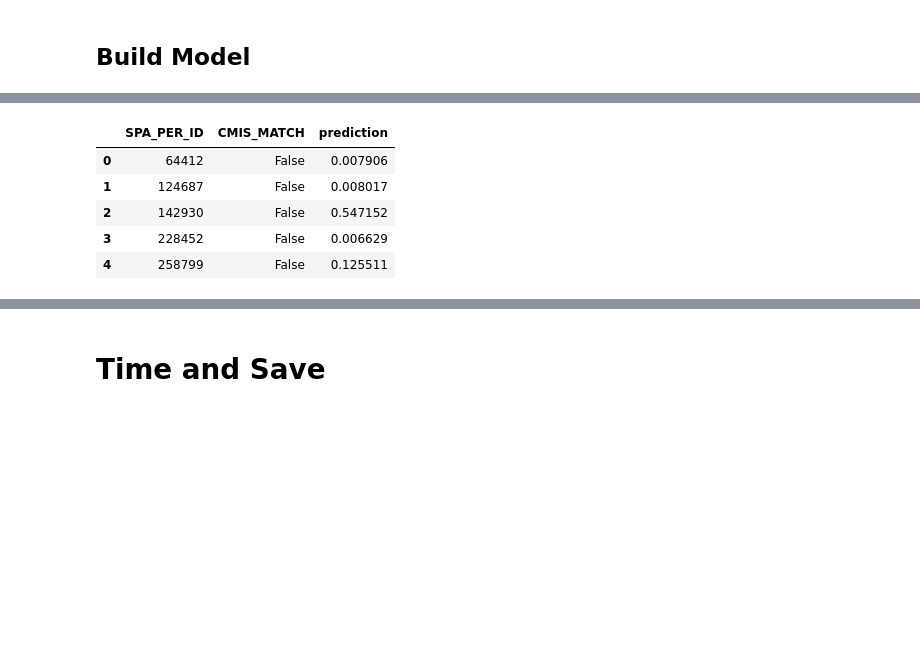
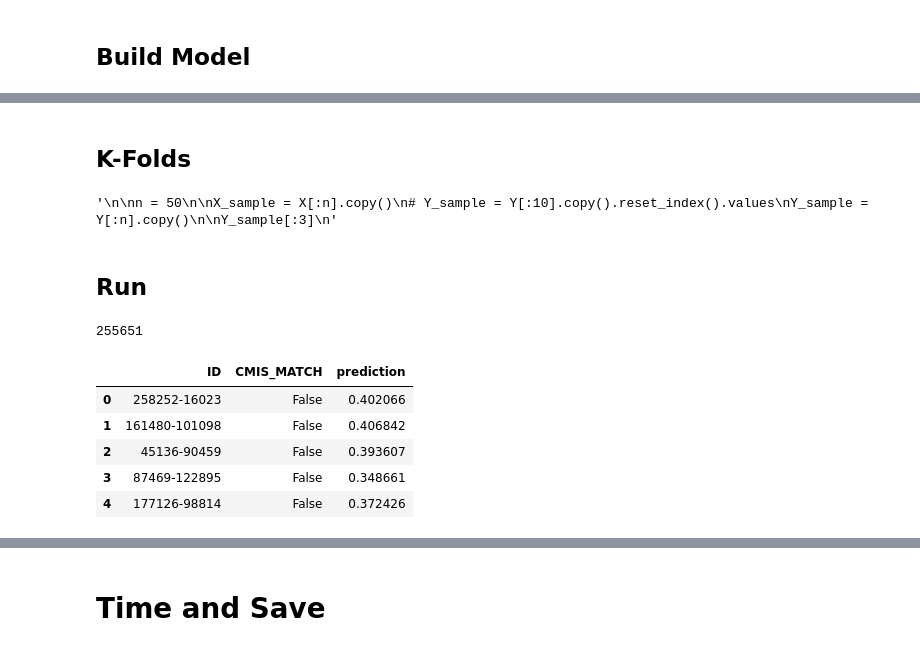
Before and after one commit to middlec000/SPA_predict_homelessness, a Jupyter notebook: Code/2_LSTM.ipynb, the cells around one changed output, grey strips where cells are left out. Saved outputs shown, nothing was run; the diff lists cells and outputs as text; code cells hidden in the pictures; blank space fills up the shorter version.

```diff
--- a/Code/2_LSTM.ipynb
+++ b/Code/2_LSTM.ipynb
@@ -64,10 +87,11 @@ early_stopping= EarlyStopping(
 model = Sequential()
 
 # Create input layer + LSTM
+# TODO: add scaling to input layer instead of data preprocessing
 model.add(
     LSTM(
         units = 64,
-        input_shape = (X_train.shape[1], X_train.shape[2]),
+        input_shape = (X.shape[1], X.shape[2]),
     )
 )
 
@@ -127,13 +128,0 @@ Weight for class T: 6.50
-# %%
-BATCH_SIZE = 1
-EPOCHS = 5
-
-
-model.fit(
-    x = X_train,
-    y = Y_train,
-    batch_size = BATCH_SIZE,
-    epochs = EPOCHS,
-    class_weight = class_weight,
-    callbacks=[callback]
-)
@@ -152,12 +129,15 @@ Epoch 5/5
-# %%
-predictions = model.predict(x = X_test)
-predictions = pd.Series(np.transpose(predictions)[0], name='prediction')
-predictions = pd.concat([Y_test.reset_index(), predictions], axis=1, join='inner', ignore_index=False)
-predictions.head()
-# %% [output]
-|  | SPA_PER_ID | CMIS_MATCH | prediction |
-| 0 | 64412 | False | 0.007906 |
-| 1 | 124687 | False | 0.008017 |
-| 2 | 142930 | False | 0.547152 |
-| 3 | 228452 | False | 0.006629 |
-| 4 | 258799 | False | 0.125511 |
+# %% [markdown]
+## K-Folds
+# %%
+'''
+
+n = 50
+
+X_sample = X[:n].copy()
+# Y_sample = Y[:10].copy().reset_index().values
+Y_sample = Y[:n].copy()
+
+Y_sample[:3]
+'''
+# %% [output]
+'\n\nn = 50\n\nX_sample = X[:n].copy()\n# Y_sample = Y[:10].copy().reset_index().values\nY_sample = Y[:n].copy()\n\nY_sample[:3]\n'
@@ -163,0 +232,28 @@ predictions.head()
+# %% [markdown]
+## Run
+# %%
+NUM_FOLDS = 4
+
+model_params = {
+    'OPTIMIZER':'adam',
+    'LOSS':'binary_crossentropy',
+    'METRICS':['accuracy'],
+    #'CLASS_WEIGHT':class_weight,
+    'BATCH_SIZE':1,
+    'EPOCHS':5,
+    'CALLBACKS':[early_stopping],
+    'VERBOSITY':0
+    }
+
+results = k_folds_ann(model=model, model_params=model_params, x=X, y=Y, num_folds=NUM_FOLDS, scale_axis=2, scaler=StandardScaler())
+# %%
+print(len(results['predictions']))
+results['predictions'].head()
+# %% [output]
+255651
+|  | ID | CMIS_MATCH | prediction |
+| 0 | 258252-16023 | False | 0.402066 |
+| 1 | 161480-101098 | False | 0.406842 |
+| 2 | 45136-90459 | False | 0.393607 |
+| 3 | 87469-122895 | False | 0.348661 |
+| 4 | 177126-98814 | False | 0.372426 |
```
Also changed, not shown: parts of 14 cells of this notebook, 6 other files.
